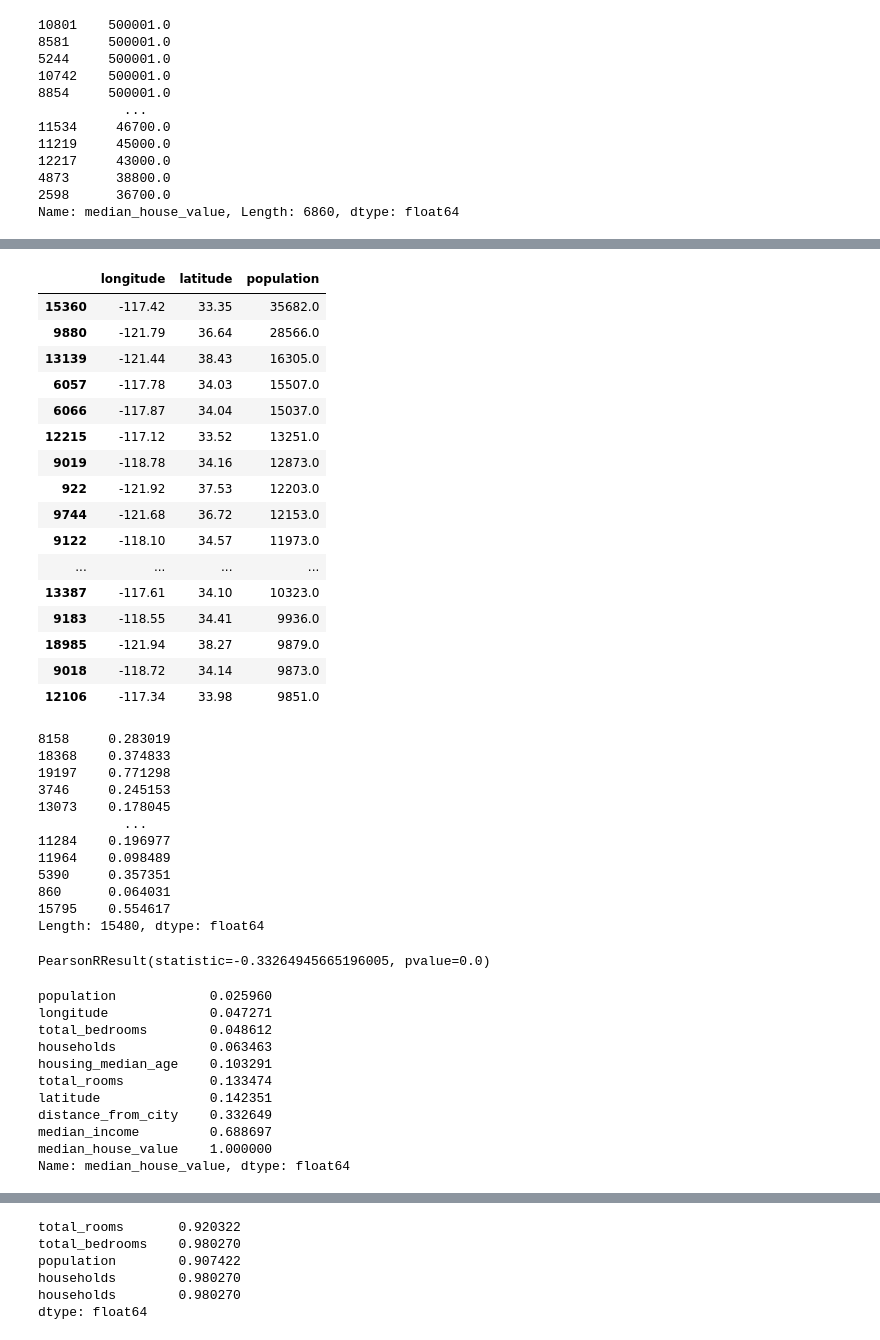
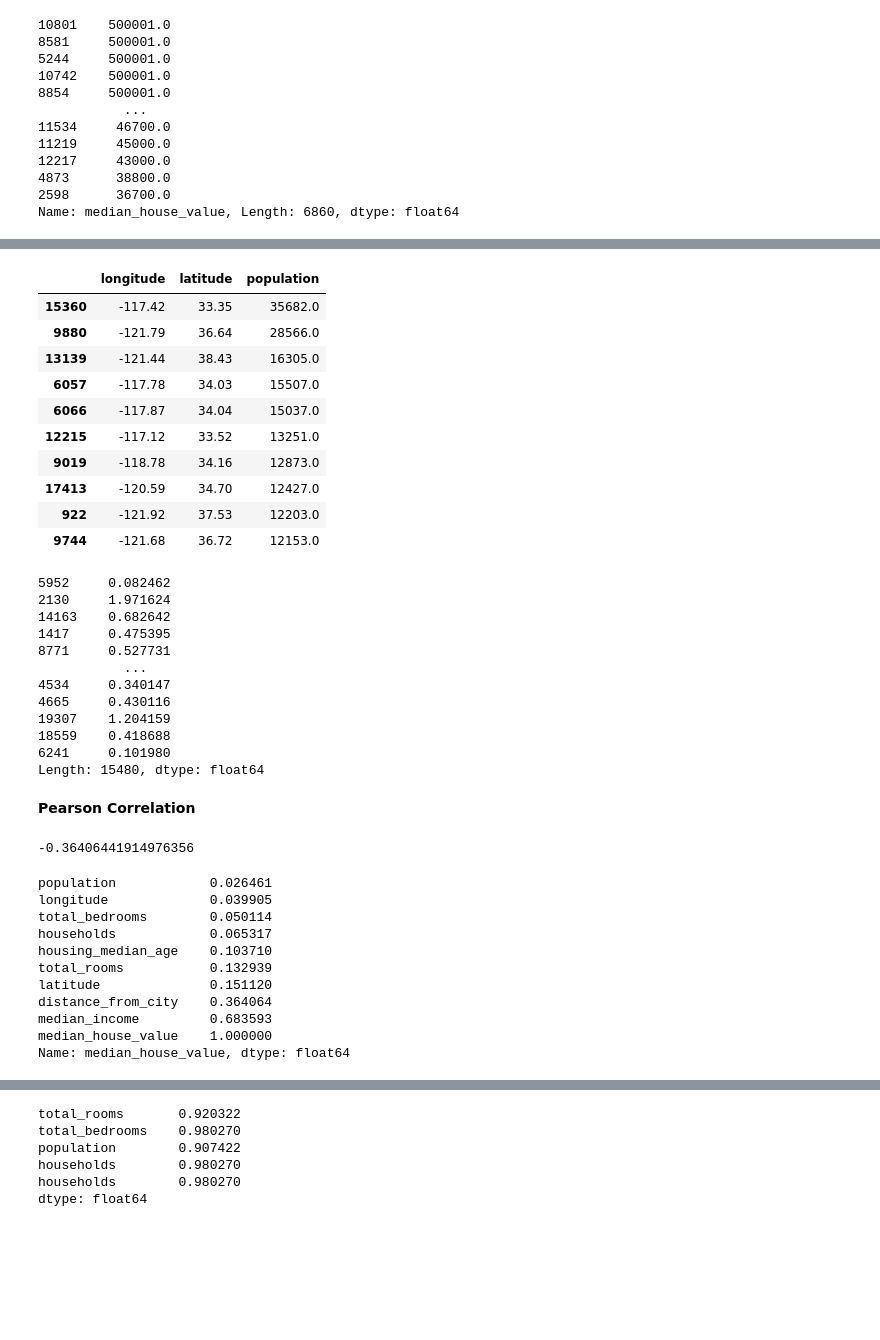
Before and after one commit to the-gauss/tiny-projects-ml, a Jupyter notebook: california_housing/california_housing.ipynb, the cells around one changed output, grey strips where cells are left out. Drawn from its saved outputs; the diff is of its cells as text; code cells hidden in the pictures; blank space fills up the shorter version.

```diff
--- a/california_housing/california_housing.ipynb
+++ b/california_housing/california_housing.ipynb
@@ -40,2 +41,5 @@ housing.sort_values(by='population', ascending=False).head(10)
 # %%
-X_train, X_test, y_train, y_test = model_selection.train_test_split(housing.drop('median_house_value', axis=1), housing['median_house_value'], test_size=0.25,random_state=42)
+X = housing.drop('median_house_value', axis=1)
+y = housing['median_house_value']
+
+# X_train, X_test, y_train, y_test = model_selection.train_test_split(X, y, test_size=0.25, random_state=42)
@@ -41,0 +65,5 @@ X_train, X_test, y_train, y_test = model_selection.train_test_split(housing.drop
+# %%
+# X = housing.drop('median_house_value', axis=1)
+# y = housing['median_house_value']
+
+X_train, X_test, y_train, y_test = model_selection.train_test_split(X, y, test_size=0.25, random_state=42, stratify=X['ocean_proximity'])
@@ -79,24 +132,18 @@ The graph suggests there might be around 10 big circles. In southern California,
 # %%
-major_cities = X_train[['longitude', 'latitude', 'population']].sort_values(by='population', ascending=False).head(20)
+major_cities = X_train[['longitude', 'latitude', 'population']].sort_values(by='population', ascending=False).head(10)
 major_cities
 # %% [output]
 |  | longitude | latitude | population |
 | 15360 | -117.42 | 33.35 | 35682.0 |
 | 9880 | -121.79 | 36.64 | 28566.0 |
 | 13139 | -121.44 | 38.43 | 16305.0 |
 | 6057 | -117.78 | 34.03 | 15507.0 |
 | 6066 | -117.87 | 34.04 | 15037.0 |
 | 12215 | -117.12 | 33.52 | 13251.0 |
 | 9019 | -118.78 | 34.16 | 12873.0 |
+| 17413 | -120.59 | 34.70 | 12427.0 |
 | 922 | -121.92 | 37.53 | 12203.0 |
 | 9744 | -121.68 | 36.72 | 12153.0 |
-| 9122 | -118.10 | 34.57 | 11973.0 |
-| ... | ... | ... | ... |
-| 13387 | -117.61 | 34.10 | 10323.0 |
-| 9183 | -118.55 | 34.41 | 9936.0 |
-| 18985 | -121.94 | 38.27 | 9879.0 |
-| 9018 | -118.72 | 34.14 | 9873.0 |
-| 12106 | -117.34 | 33.98 | 9851.0 |
 # %%
 def distance(row):
     x1, y1 = row['longitude'], row['latitude']
@@ -109,15 +156,15 @@ def distance(row):
 distance_from_city = X_train.apply(distance, axis=1)
 distance_from_city
 # %% [output]
-8158     0.283019
-18368    0.374833
-19197    0.771298
-3746     0.245153
-13073    0.178045
+5952     0.082462
+2130     1.971624
+14163    0.682642
+1417     0.475395
+8771     0.527731
            ...
-11284    0.196977
-11964    0.098489
-5390     0.357351
-860      0.064031
-15795    0.554617
+4534     0.340147
+4665     0.430116
+19307    1.204159
+18559    0.418688
+6241     0.101980
 Length: 15480, dtype: float64
@@ -124,20 +184,22 @@ Length: 15480, dtype: float64
+# %% [markdown]
+**Pearson Correlation**
 # %%
-stats.pearsonr(distance_from_city, y_train)
+stats.pearsonr(distance_from_city, y_train)[0]
 # %% [output]
-PearsonRResult(statistic=-0.33264945665196005, pvalue=0.0)
+-0.36406441914976356
 # %%
 X_train_num = X_train.drop('ocean_proximity', axis=1)
 temp_df = pd.concat([X_train_num, y_train, pd.Series(distance_from_city, name='distance_from_city')], axis=1)
 temp_df.corr()['median_house_value'].abs().sort_values()
 # %% [output]
-population            0.025960
-longitude             0.047271
-total_bedrooms        0.048612
-households            0.063463
-housing_median_age    0.103291
-total_rooms           0.133474
-latitude              0.142351
-distance_from_city    0.332649
-median_income         0.688697
+population            0.026461
+longitude             0.039905
+total_bedrooms        0.050114
+households            0.065317
+housing_median_age    0.103710
+total_rooms           0.132939
+latitude              0.151120
+distance_from_city    0.364064
+median_income         0.683593
 median_house_value    1.000000
 Name: median_house_value, dtype: float64
```
Also changed, not shown: parts of 78 cells of this notebook.
